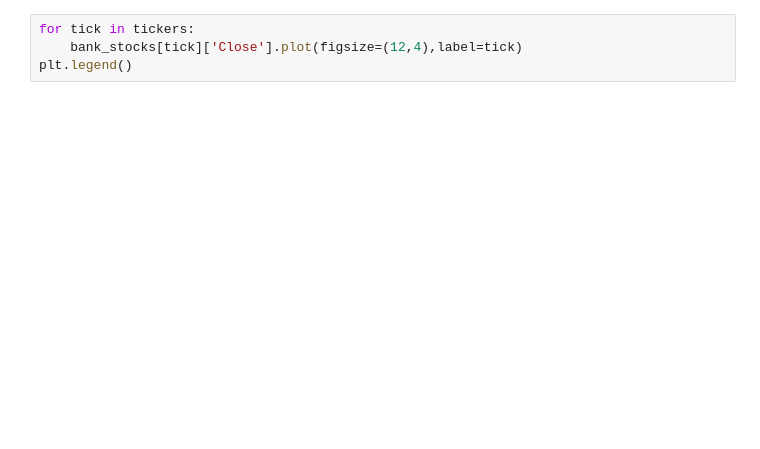
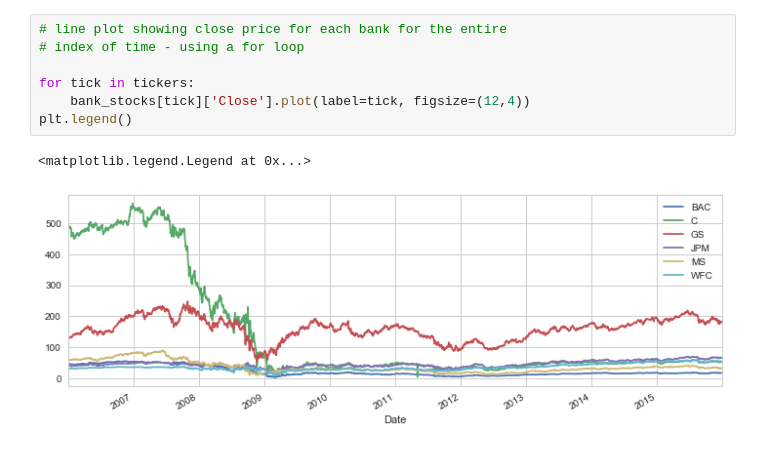
Before and after one commit to stephbarrios/Financial_Analysis, a Jupyter notebook: Financial_Analysis.ipynb, the cells around one changed output. Cells and saved outputs as stored; diff of their text form; blank space fills up the shorter version.

```diff
--- a/Financial_Analysis.ipynb
+++ b/Financial_Analysis.ipynb
@@ -136,6 +181,12 @@ cf.go_offline()
 # %%
+# line plot showing close price for each bank for the entire
+# index of time - using a for loop
+
 for tick in tickers:
-    bank_stocks[tick]['Close'].plot(figsize=(12,4),label=tick)
+    bank_stocks[tick]['Close'].plot(label=tick, figsize=(12,4))
 plt.legend()
+# %% [output]
+<matplotlib.legend.Legend at 0x...>
+[figure, added]
 # %%
 bank_stocks.xs(key='Close',axis=1,level='Stock Info').plot()
```
Also changed, not shown: parts of 36 cells of this notebook.
